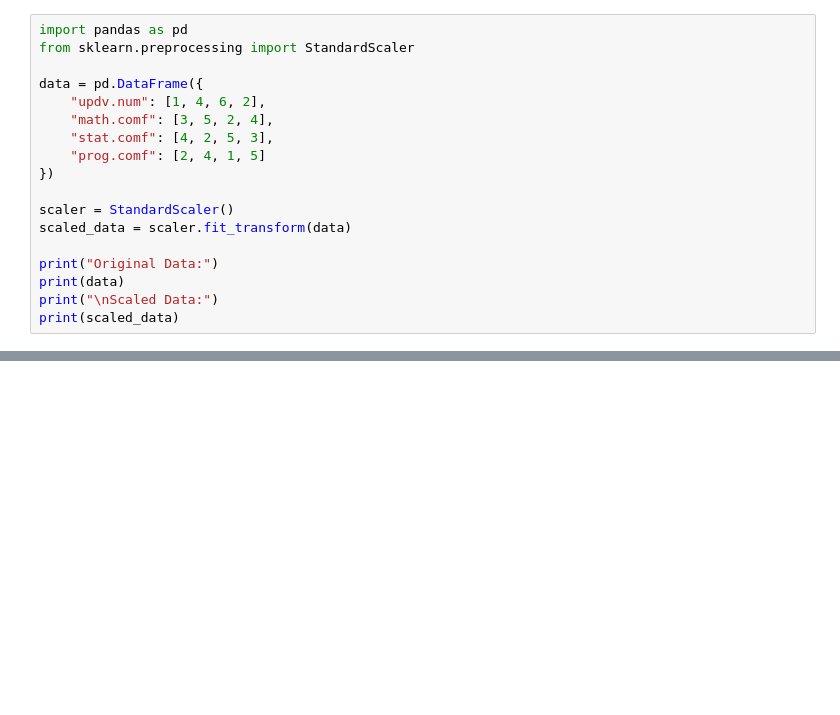
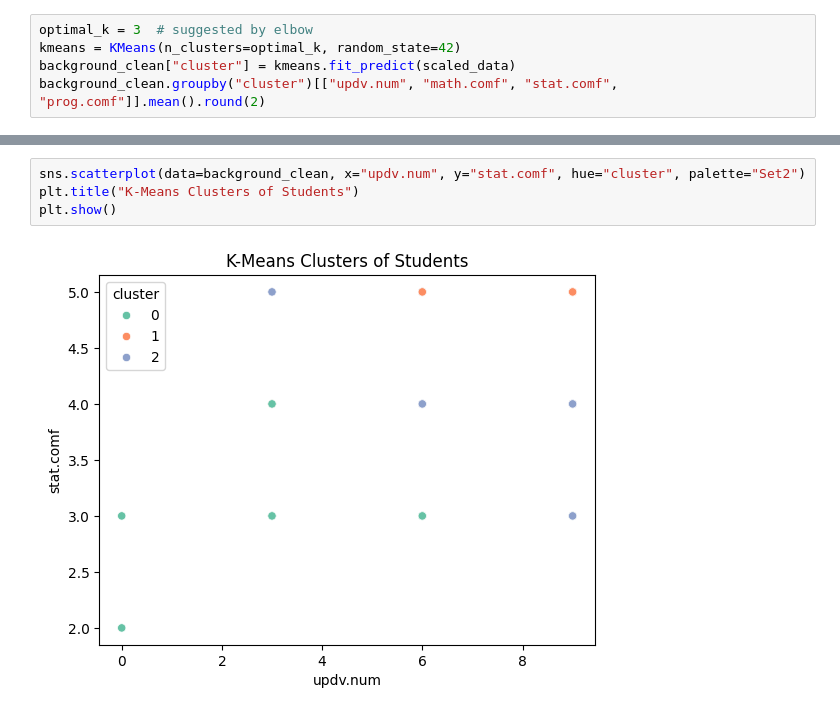
Before and after one commit to pstat197/module-0-class-survey-data-table13, a Jupyter notebook: scripts/Q1_analysis_nathan.ipynb, the cells around one changed output, grey strips where cells are left out. Cells and saved outputs as stored; diff of their text form; blank space fills up the shorter version.

```diff
--- a/scripts/Q1_analysis_nathan.ipynb
+++ b/scripts/Q1_analysis_nathan.ipynb
@@ -56,18 +38,5 @@ plt.show()
-# %%
-import pandas as pd
-from sklearn.preprocessing import StandardScaler
-
-data = pd.DataFrame({
-    "updv.num": [1, 4, 6, 2],
-    "math.comf": [3, 5, 2, 4],
-    "stat.comf": [4, 2, 5, 3],
-    "prog.comf": [2, 4, 1, 5]
-})
-
-scaler = StandardScaler()
-scaled_data = scaler.fit_transform(data)
-
-print("Original Data:")
-print(data)
-print("\nScaled Data:")
-print(scaled_data)
+# %%
+optimal_k = 3  # suggested by elbow
+kmeans = KMeans(n_clusters=optimal_k, random_state=42)
+background_clean["cluster"] = kmeans.fit_predict(scaled_data)
+background_clean.groupby("cluster")[["updv.num", "math.comf", "stat.comf", "prog.comf"]].mean().round(2)
@@ -73,0 +49,6 @@ print(scaled_data)
+# %%
+sns.scatterplot(data=background_clean, x="updv.num", y="stat.comf", hue="cluster", palette="Set2")
+plt.title("K-Means Clusters of Students")
+plt.show()
+# %% [output]
+[figure, added]
```
Also changed, not shown: parts of 7 cells of this notebook.
